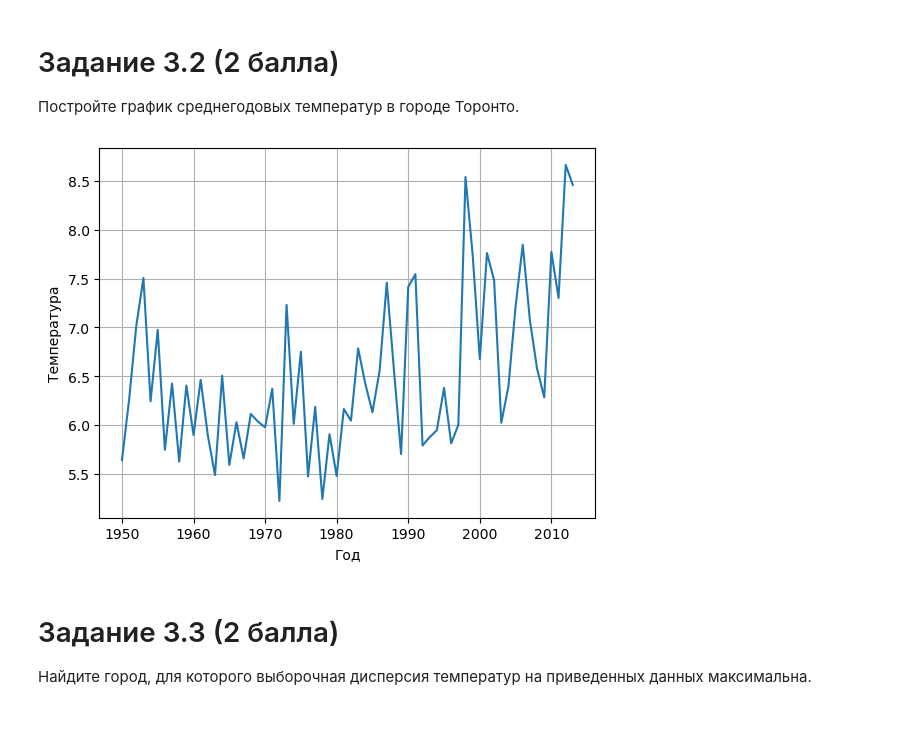
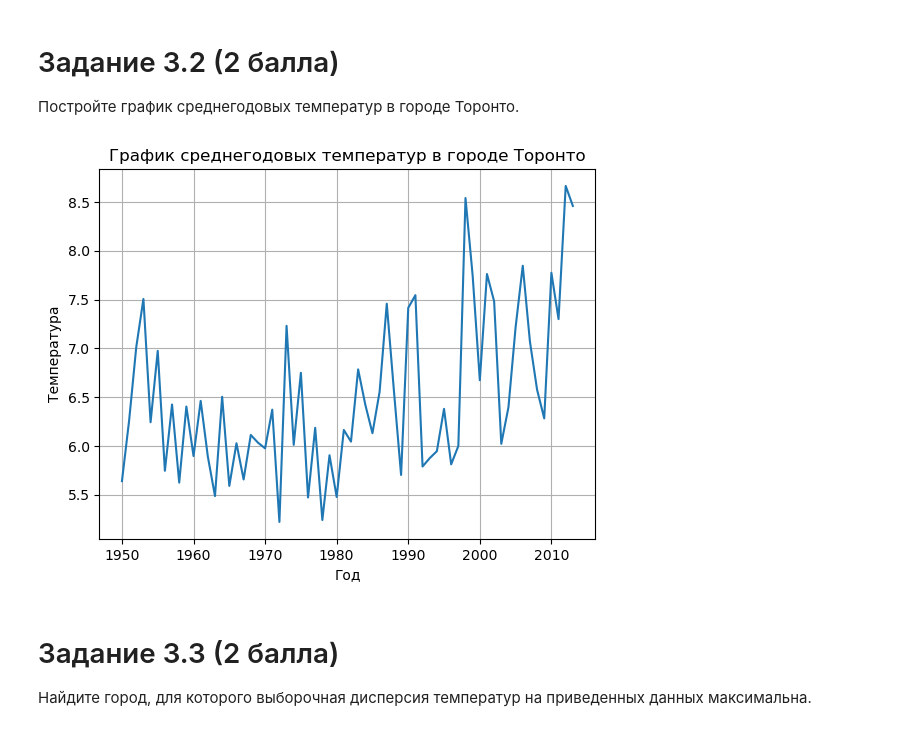
Before and after one commit to dmsy4/python-da-2022, a Jupyter notebook: Task_3.ipynb, the cells around one changed output. Saved outputs shown, nothing was run; the diff lists cells and outputs as text; code cells hidden in the pictures.

```diff
--- a/Task_3.ipynb
+++ b/Task_3.ipynb
@@ -50,12 +46,13 @@ df.head()
 # %%
 T_df = df[df['City'] == 'Toronto']
 T_df.groupby(T_df['dt'].dt.year).mean()['AverageTemperature'].plot()
+plt.title("График среднегодовых температур в городе Торонто")
 plt.xlabel('Год')
 plt.ylabel('Температура')
 plt.grid()
 plt.show()
 # %% [output]
-[figure, old version]
+[figure, new version]
 # %% [markdown]
 # Задание 3.3 (2 балла)
 
```
Also changed, not shown: parts of 28 cells of this notebook.
